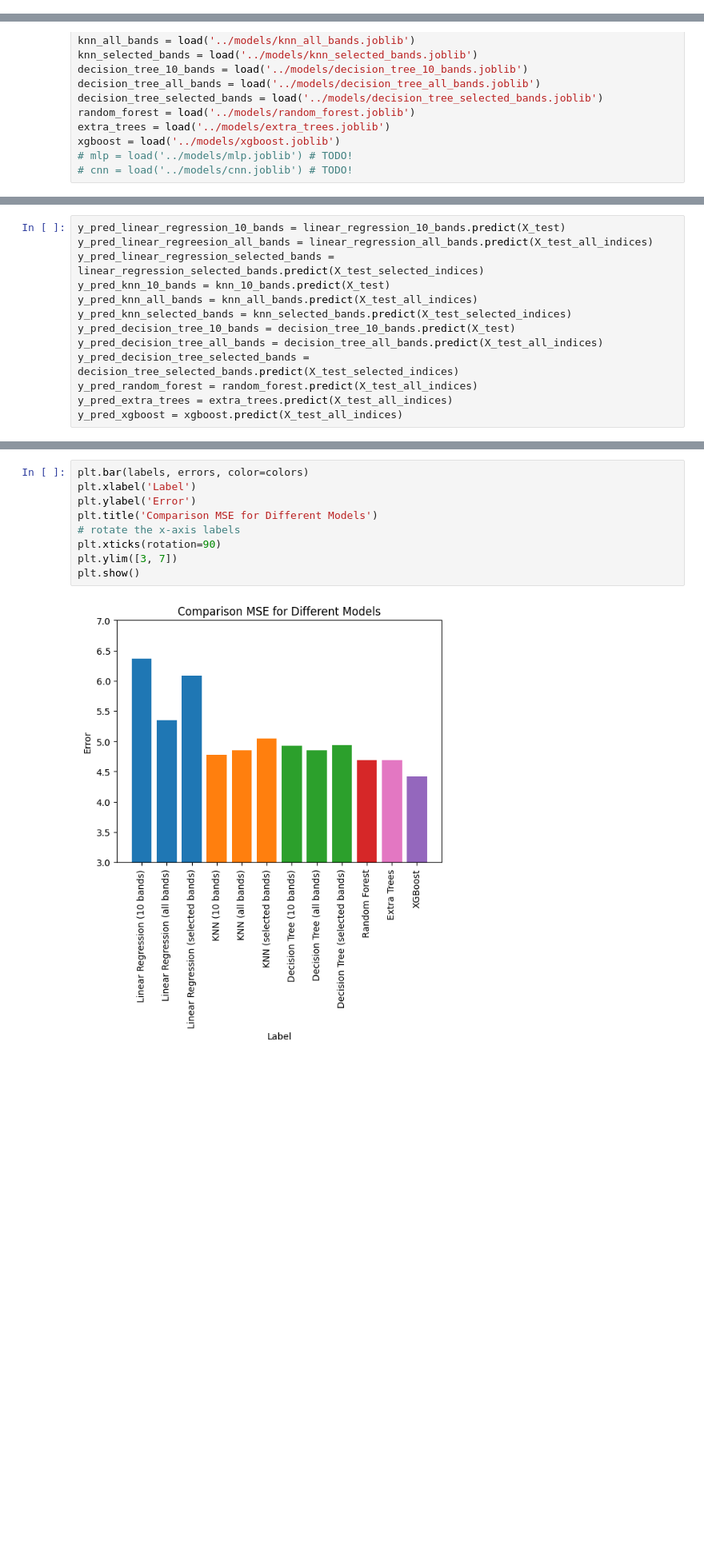
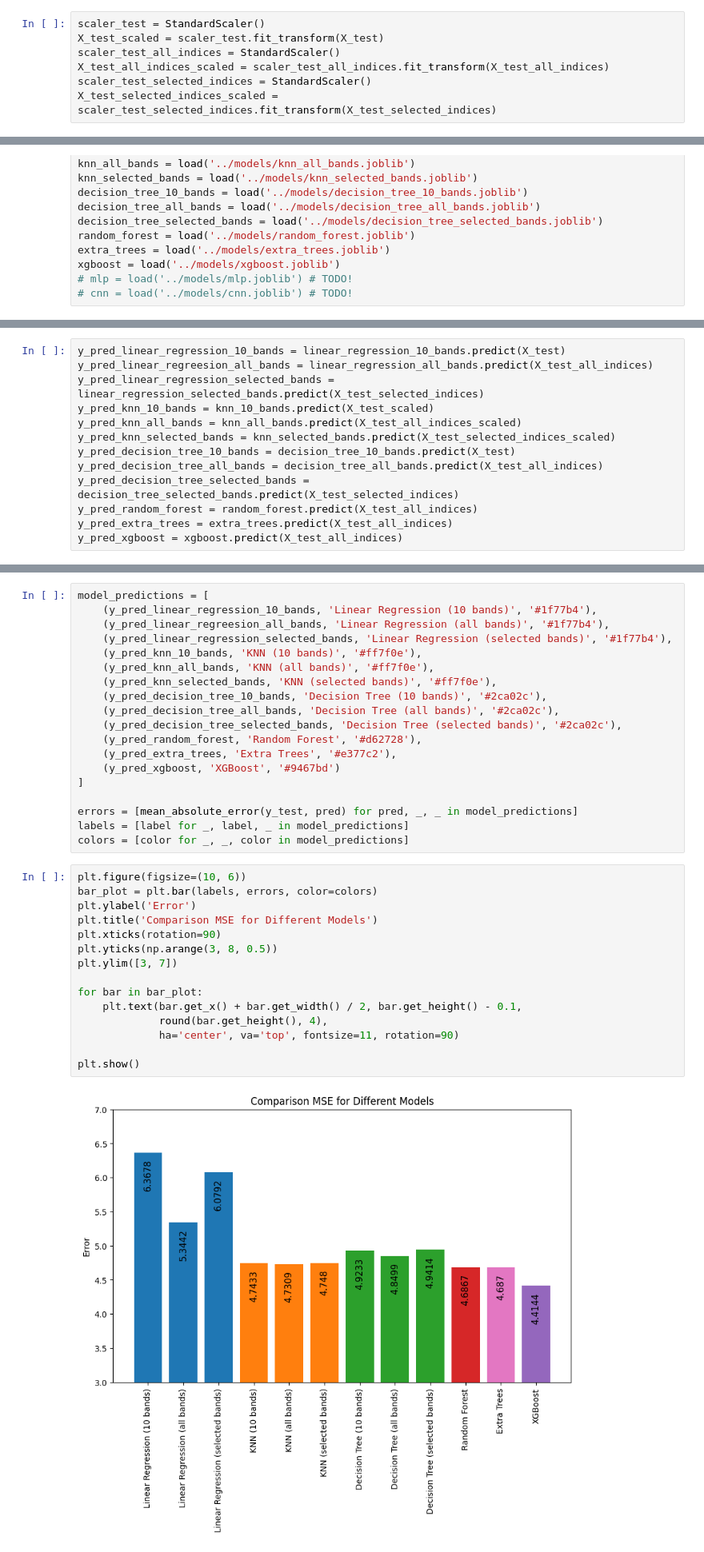
Before and after one commit to SvenLigensa/da2-casestudy, a Jupyter notebook: 4_ModelValidation/4_0_MAE_Comparison.ipynb, the cells around one changed output, grey strips where cells are left out. Shown: that part at 80% size. Saved outputs shown, nothing was run; the diff lists cells and outputs as text; blank space fills up the shorter version.

```diff
--- a/4_ModelValidation/4_0_MAE_Comparison.ipynb
+++ b/4_ModelValidation/4_0_MAE_Comparison.ipynb
@@ -12,6 +11,13 @@ X_test = np.load('../data/X_test.npy')
 X_test_all_indices = np.load('../data/X_test_all_indices.npy')
 X_test_selected_indices = np.load('../data/X_test_selected_indices.npy')
 y_test = np.load('../data/y_test.npy')
+# %%
+scaler_test = StandardScaler()
+X_test_scaled = scaler_test.fit_transform(X_test)
+scaler_test_all_indices = StandardScaler()
+X_test_all_indices_scaled = scaler_test_all_indices.fit_transform(X_test_all_indices)
+scaler_test_selected_indices = StandardScaler()
+X_test_selected_indices_scaled = scaler_test_selected_indices.fit_transform(X_test_selected_indices)
 # %%
 linear_regression_10_bands = load('../models/linear_regression_10_bands.joblib')
 linear_regression_all_bands = load('../models/linear_regression_all_bands.joblib')
@@ -33,9 +39,9 @@ xgboost = load('../models/xgboost.joblib')
 y_pred_linear_regression_10_bands = linear_regression_10_bands.predict(X_test)
 y_pred_linear_regreesion_all_bands = linear_regression_all_bands.predict(X_test_all_indices)
 y_pred_linear_regression_selected_bands = linear_regression_selected_bands.predict(X_test_selected_indices)
-y_pred_knn_10_bands = knn_10_bands.predict(X_test)
-y_pred_knn_all_bands = knn_all_bands.predict(X_test_all_indices)
-y_pred_knn_selected_bands = knn_selected_bands.predict(X_test_selected_indices)
+y_pred_knn_10_bands = knn_10_bands.predict(X_test_scaled)
+y_pred_knn_all_bands = knn_all_bands.predict(X_test_all_indices_scaled)
+y_pred_knn_selected_bands = knn_selected_bands.predict(X_test_selected_indices_scaled)
 y_pred_decision_tree_10_bands = decision_tree_10_bands.predict(X_test)
 y_pred_decision_tree_all_bands = decision_tree_all_bands.predict(X_test_all_indices)
 y_pred_decision_tree_selected_bands = decision_tree_selected_bands.predict(X_test_selected_indices)
@@ -85,11 +51,36 @@ colors[11] = '#9467bd'
+# %%
+model_predictions = [
+    (y_pred_linear_regression_10_bands, 'Linear Regression (10 bands)', '#1f77b4'),
+    (y_pred_linear_regreesion_all_bands, 'Linear Regression (all bands)', '#1f77b4'),
+    (y_pred_linear_regression_selected_bands, 'Linear Regression (selected bands)', '#1f77b4'),
+    (y_pred_knn_10_bands, 'KNN (10 bands)', '#ff7f0e'),
+    (y_pred_knn_all_bands, 'KNN (all bands)', '#ff7f0e'),
+    (y_pred_knn_selected_bands, 'KNN (selected bands)', '#ff7f0e'),
+    (y_pred_decision_tree_10_bands, 'Decision Tree (10 bands)', '#2ca02c'),
+    (y_pred_decision_tree_all_bands, 'Decision Tree (all bands)', '#2ca02c'),
+    (y_pred_decision_tree_selected_bands, 'Decision Tree (selected bands)', '#2ca02c'),
+    (y_pred_random_forest, 'Random Forest', '#d62728'),
+    (y_pred_extra_trees, 'Extra Trees', '#e377c2'),
+    (y_pred_xgboost, 'XGBoost', '#9467bd')
+]
+
+errors = [mean_absolute_error(y_test, pred) for pred, _, _ in model_predictions]
+labels = [label for _, label, _ in model_predictions]
+colors = [color for _, _, color in model_predictions]
 # %%
-plt.bar(labels, errors, color=colors)
-plt.xlabel('Label')
+plt.figure(figsize=(10, 6))
+bar_plot = plt.bar(labels, errors, color=colors)
 plt.ylabel('Error')
 plt.title('Comparison MSE for Different Models')
-# rotate the x-axis labels
 plt.xticks(rotation=90)
+plt.yticks(np.arange(3, 8, 0.5))
 plt.ylim([3, 7])
+
+for bar in bar_plot:
+    plt.text(bar.get_x() + bar.get_width() / 2, bar.get_height() - 0.1,
+             round(bar.get_height(), 4),
+             ha='center', va='top', fontsize=11, rotation=90)
+
 plt.show()
 # %% [output]
-[figure, old version]
+[figure, new version]
```
Also changed, not shown: parts of 4 cells of this notebook, 6 other files.
